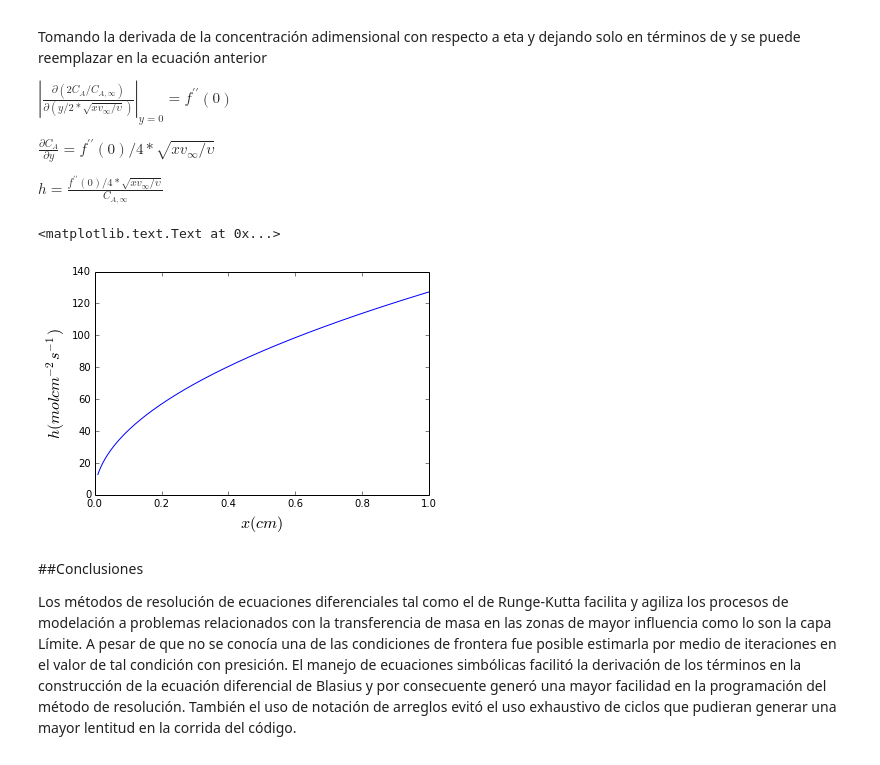
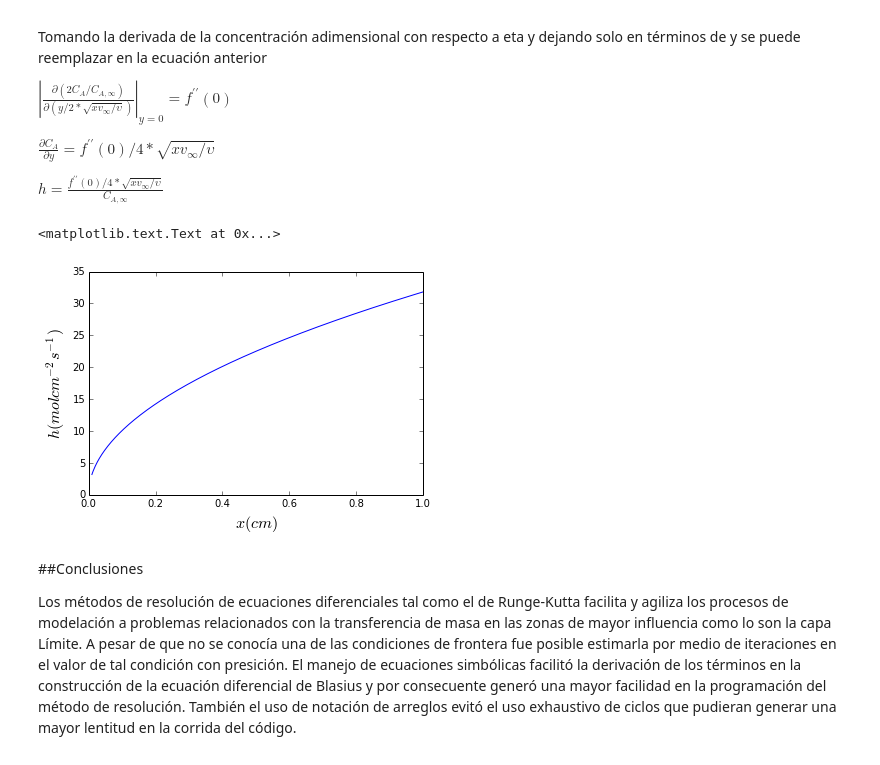
Before and after one commit to marojas11/MC, a Jupyter notebook: Proyecto/Proyecto_v4.ipynb, the cells around one changed output. Drawn from its saved outputs; the diff is of its cells as text; code cells hidden in the pictures.

```diff
--- a/Proyecto/Proyecto_v4.ipynb
+++ b/Proyecto/Proyecto_v4.ipynb
@@ -238,14 +279,17 @@ $\frac{\partial C_A}{\partial y}=f^{\prime\prime}(0)/4*\sqrt{xv_\infty/υ}$
 
 $h=\frac{f^{\prime\prime}(0)/4*\sqrt{xv_\infty/υ}}{C_{A,\infty}}$
 # %%
-C_Ainf=0.1
+#Valor Cinf=cs-cinf
+C_Ainf=0.4
+#Calcular valor de h
 h=value/4.*sqrt(xval*150./D_AB)/C_Ainf
+#Graficar
 plot(xval,h)
 xlabel('$x(cm)$', size=16)
 ylabel('$h(molcm^{-2}s^{-1})$', size=16)
 # %% [output]
 <matplotlib.text.Text at 0x...>
-[figure, old version]
+[figure, new version]
 # %% [markdown]
 ##Conclusiones
 
```
Also changed, not shown: parts of 18 cells of this notebook.
